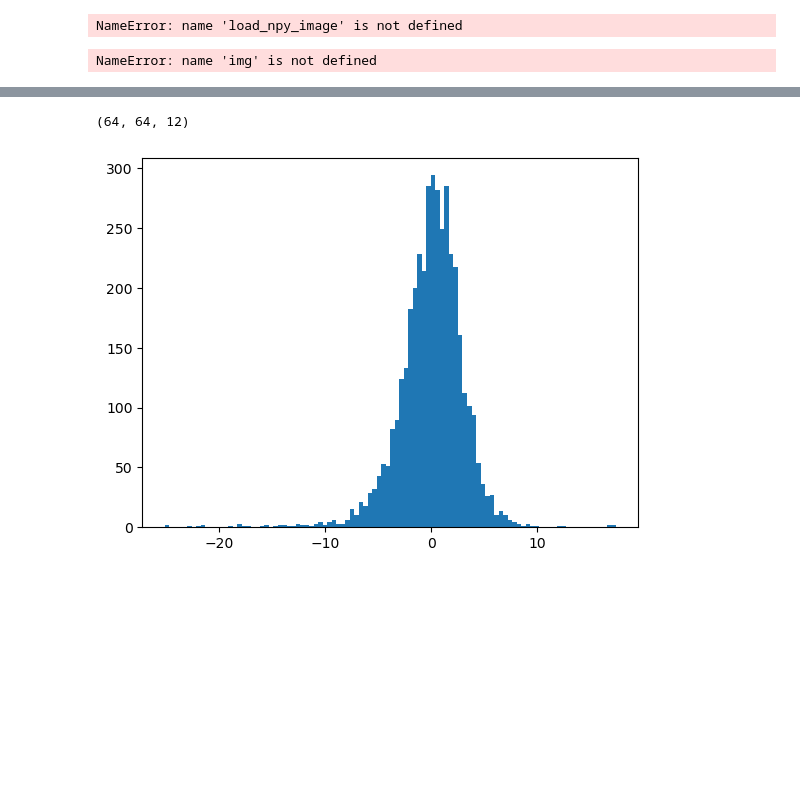
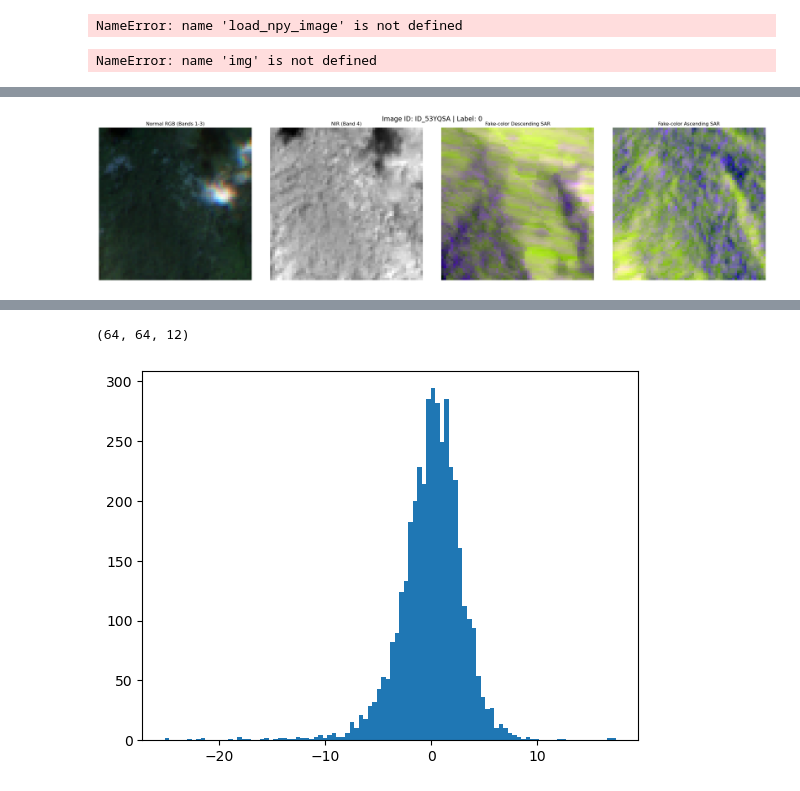
Before and after one commit to PhilipJanz/Landslide-Image-Classification, a Jupyter notebook: notebooks/Starter_Notebook_Landslide_Detection_Challenge.ipynb, the cells around one changed output, grey strips where cells are left out. Cells and saved outputs as stored; diff of their text form; code cells hidden in the pictures; blank space fills up the shorter version.

```diff
--- a/notebooks/Starter_Notebook_Landslide_Detection_Challenge.ipynb
+++ b/notebooks/Starter_Notebook_Landslide_Detection_Challenge.ipynb
@@ -160,0 +161,78 @@ for image_id in example_ids:
+# %%
+# --- SAR Band Augmentation and Visualization ---
+import matplotlib.pyplot as plt
+
+# Function to create augmented SAR bands and fake-color images
+def create_augmented_sar_and_rgb(img):
+    # SAR bands indices
+    desc_vv = img[:, :, 4]
+    desc_vh = img[:, :, 5]
+    desc_diff_vv = img[:, :, 6]
+    desc_diff_vh = img[:, :, 7]
+    asc_vv = img[:, :, 8]
+    asc_vh = img[:, :, 9]
+    asc_diff_vv = img[:, :, 10]
+    asc_diff_vh = img[:, :, 11]
+
+    # 1. SAR bands minus their diff bands
+    desc_vv_sub = desc_vv - desc_diff_vv
+    desc_vh_sub = desc_vh - desc_diff_vh
+    asc_vv_sub = asc_vv - asc_diff_vv
+    asc_vh_sub = asc_vh - asc_diff_vh
+
+    # 2. VV - VH for both desc and asc
+    desc_vv_vh = desc_vv_sub - desc_vh_sub
+    asc_vv_vh = asc_vv_sub - asc_vh_sub
+
+    # 3. Fake-color RGB for descending: [VV, VH, VV-VH]
+    desc_rgb = np.stack([
+        (desc_vv_sub - np.min(desc_vv_sub)) / (np.max(desc_vv_sub) - np.min(desc_vv_sub) + 1e-5),
+        (desc_vh_sub - np.min(desc_vh_sub)) / (np.max(desc_vh_sub) - np.min(desc_vh_sub) + 1e-5),
+        (desc_vv_vh - np.min(desc_vv_vh)) / (np.max(desc_vv_vh) - np.min(desc_vv_vh) + 1e-5)
+    ], axis=-1)
+    # Fake-color RGB for ascending: [VV, VH, VV-VH]
+    asc_rgb = np.stack([
+        (asc_vv_sub - np.min(asc_vv_sub)) / (np.max(asc_vv_sub) - np.min(asc_vv_sub) + 1e-5),
+        (asc_vh_sub - np.min(asc_vh_sub)) / (np.max(asc_vh_sub) - np.min(asc_vh_sub) + 1e-5),
+        (asc_vv_vh - np.min(asc_vv_vh)) / (np.max(asc_vv_vh) - np.min(asc_vv_vh) + 1e-5)
+    ], axis=-1)
+
+    # 4. Normal RGB (first three bands)
+    rgb = img[:, :, :3]
+    rgb = (rgb - rgb.min(axis=(0, 1))) / (rgb.max(axis=(0, 1)) - rgb.min(axis=(0, 1)) + 1e-5)
+
+    # 5. NIR (band 4)
+    nir = img[:, :, 3]
+    nir = (nir - np.min(nir)) / (np.max(nir) - np.min(nir) + 1e-5)
+
+    return desc_rgb, asc_rgb, rgb, nir
+
+# Example visualization for a random image
+for image_id in example_ids:
+    img = load_npy_image(image_id, TRAIN_IMAGE_DIR)
+    label = train_df.label[train_df.ID == image_id].values[0]
+    desc_rgb, asc_rgb, rgb, nir = create_augmented_sar_and_rgb(img)
+
+    fig, axes = plt.subplots(1, 4, figsize=(24, 6))
+    fig.suptitle(f"Image ID: {image_id} | Label: {label}", fontsize=16)
+
+    axes[0].imshow(rgb)
+    axes[0].set_title("Normal RGB (Bands 1-3)")
+    axes[0].axis('off')
+
+    axes[1].imshow(np.stack([nir, nir, nir], axis=-1))
+    axes[1].set_title("NIR (Band 4)")
+    axes[1].axis('off')
+
+    axes[2].imshow(desc_rgb)
+    axes[2].set_title("Fake-color Descending SAR")
+    axes[2].axis('off')
+
+    axes[3].imshow(asc_rgb)
+    axes[3].set_title("Fake-color Ascending SAR")
+    axes[3].axis('off')
+
+    plt.tight_layout()
+    plt.show()
+# %% [output]
+[figure, added]
```
Also changed, not shown: parts of 5 cells of this notebook, 5 other files.
